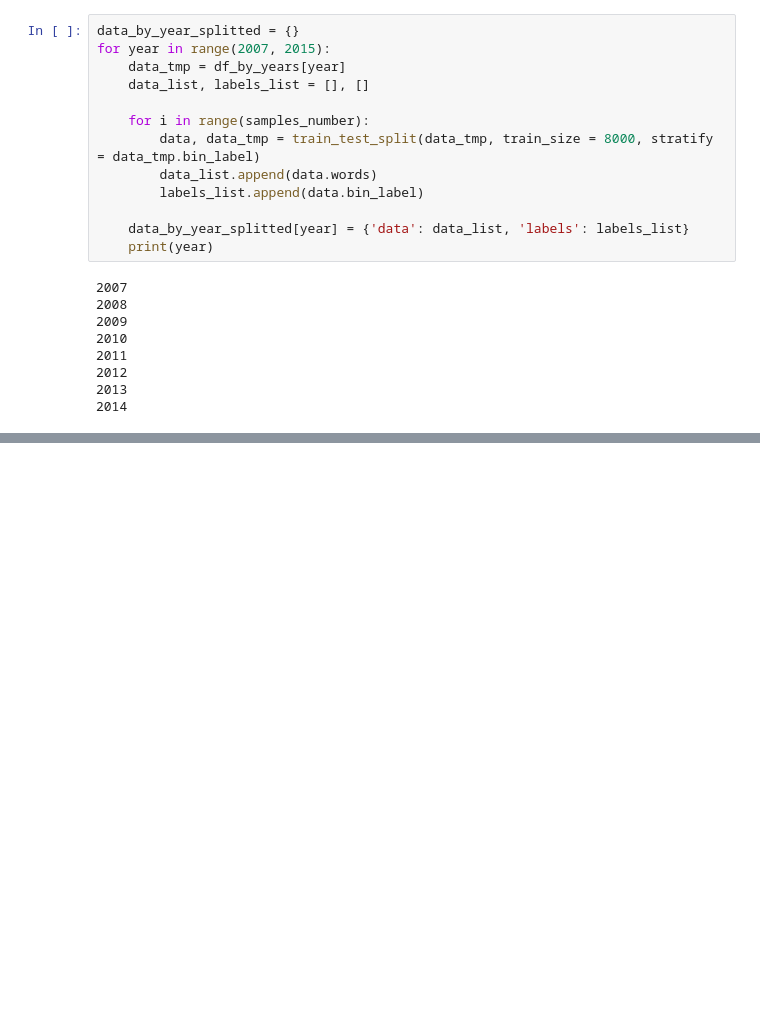
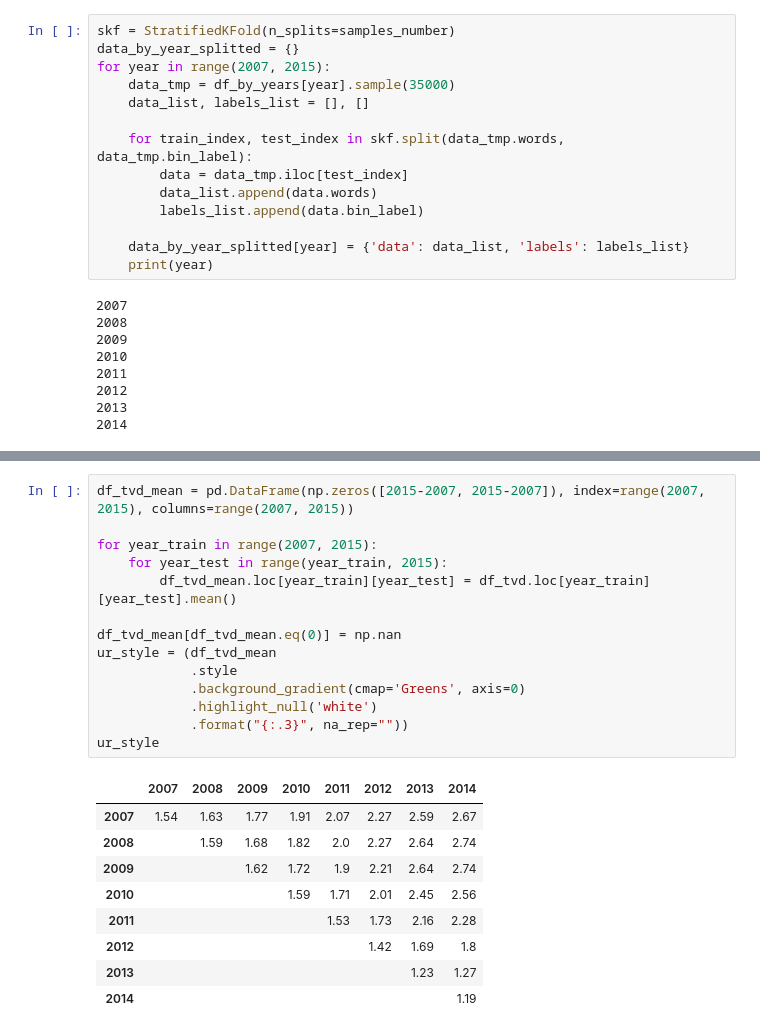
Before and after one commit to Dionidgy/ML, a Jupyter notebook: lifelong/lifelong_exp.ipynb, the cells around one changed output, grey strips where cells are left out. Drawn from its saved outputs; the diff is of its cells as text; blank space fills up the shorter version.

```diff
--- a/lifelong/lifelong_exp.ipynb
+++ b/lifelong/lifelong_exp.ipynb
@@ -90,13 +91,14 @@ True     279143
 False     62045
 Name: bin_label, dtype: int64
 # %%
+skf = StratifiedKFold(n_splits=samples_number)
 data_by_year_splitted = {}
 for year in range(2007, 2015):
-    data_tmp = df_by_years[year]
+    data_tmp = df_by_years[year].sample(35000)
     data_list, labels_list = [], []
 
-    for i in range(samples_number):
-        data, data_tmp = train_test_split(data_tmp, train_size = 8000, stratify = data_tmp.bin_label)
+    for train_index, test_index in skf.split(data_tmp.words, data_tmp.bin_label):
+        data = data_tmp.iloc[test_index]
         data_list.append(data.words)
         labels_list.append(data.bin_label)
 
@@ -175,0 +201,24 @@ ur_style
+# %%
+df_tvd_mean = pd.DataFrame(np.zeros([2015-2007, 2015-2007]), index=range(2007, 2015), columns=range(2007, 2015))
+
+for year_train in range(2007, 2015):
+    for year_test in range(year_train, 2015):
+        df_tvd_mean.loc[year_train][year_test] = df_tvd.loc[year_train][year_test].mean()
+
+df_tvd_mean[df_tvd_mean.eq(0)] = np.nan
+ur_style = (df_tvd_mean
+            .style
+            .background_gradient(cmap='Greens', axis=0)
+            .highlight_null('white')
+            .format("{:.3}", na_rep=""))
+ur_style
+# %% [output]
+|  | 2007 | 2008 | 2009 | 2010 | 2011 | 2012 | 2013 | 2014 |
+| 2007 | 1.54 | 1.63 | 1.77 | 1.91 | 2.07 | 2.27 | 2.59 | 2.67 |
+| 2008 |  | 1.59 | 1.68 | 1.82 | 2.0 | 2.27 | 2.64 | 2.74 |
+| 2009 |  |  | 1.62 | 1.72 | 1.9 | 2.21 | 2.64 | 2.74 |
+| 2010 |  |  |  | 1.59 | 1.71 | 2.01 | 2.45 | 2.56 |
+| 2011 |  |  |  |  | 1.53 | 1.73 | 2.16 | 2.28 |
+| 2012 |  |  |  |  |  | 1.42 | 1.69 | 1.8 |
+| 2013 |  |  |  |  |  |  | 1.23 | 1.27 |
+| 2014 |  |  |  |  |  |  |  | 1.19 |
```
Also changed, not shown: parts of 6 cells of this notebook.
